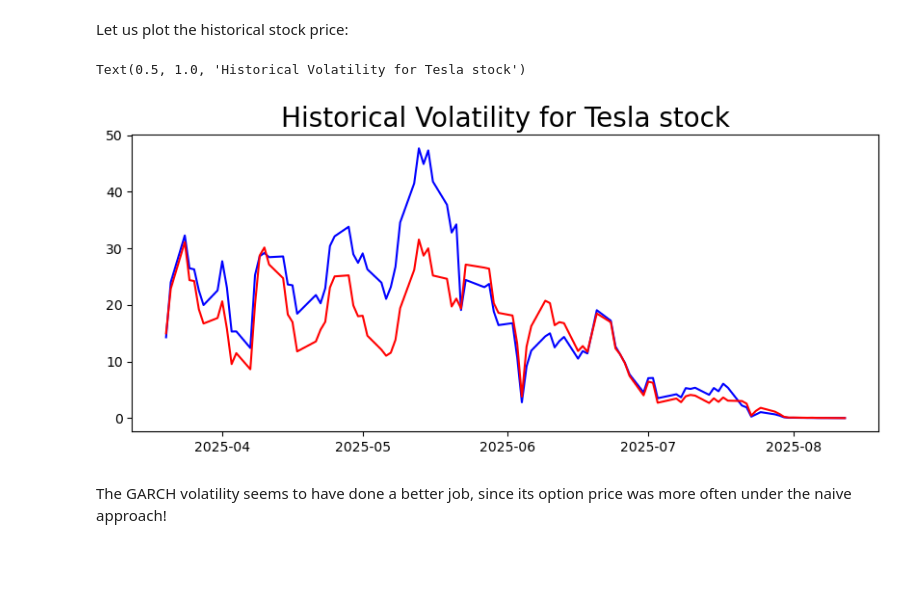
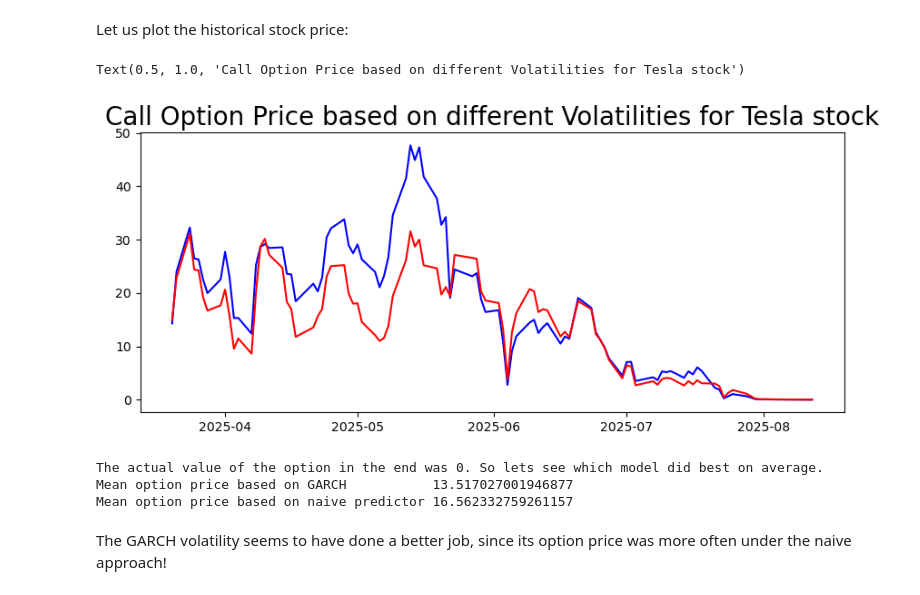
Before and after one commit to SeanDisaro/QuantCodingProjects, a Jupyter notebook: TeslaOptionPriceGARCH.ipynb, the cells around one changed output. Saved outputs shown, nothing was run; the diff lists cells and outputs as text; code cells hidden in the pictures; blank space fills up the shorter version.

```diff
--- a/TeslaOptionPriceGARCH.ipynb
+++ b/TeslaOptionPriceGARCH.ipynb
@@ -283,11 +283,19 @@ GARCH_Volatility_BS_price_Call = pd.Series(GARCH_Volatility_BS_price_Call, index
 # %%
 plt.figure(figsize=(10,4))
 plt.plot(naive_Volatility_BS_price_Call, 'b')
 plt.plot(GARCH_Volatility_BS_price_Call, 'r')
-plt.title('Historical Volatility for Tesla stock', fontsize=20)
+plt.title('Call Option Price based on different Volatilities for Tesla stock', fontsize=20)
 # %% [output]
-Text(0.5, 1.0, 'Historical Volatility for Tesla stock')
+Text(0.5, 1.0, 'Call Option Price based on different Volatilities for Tesla stock')
-[figure, old version]
+[figure, new version]
+# %%
+print("The actual value of the option in the end was 0. So lets see which model did best on average.")
+print(f"Mean option price based on GARCH           {np.mean(GARCH_Volatility_BS_price_Call).item()}")
+print(f"Mean option price based on naive predictor {np.mean(naive_Volatility_BS_price_Call).item()}")
+# %% [output]
+The actual value of the option in the end was 0. So lets see which model did best on average.
+Mean option price based on GARCH           13.517027001946877
+Mean option price based on naive predictor 16.562332759261157
 # %% [markdown]
 The GARCH volatility seems to have done a better job, since its option price was more often under the naive approach!
 # %% [markdown]
```
Also changed, not shown: parts of 5 cells of this notebook.
